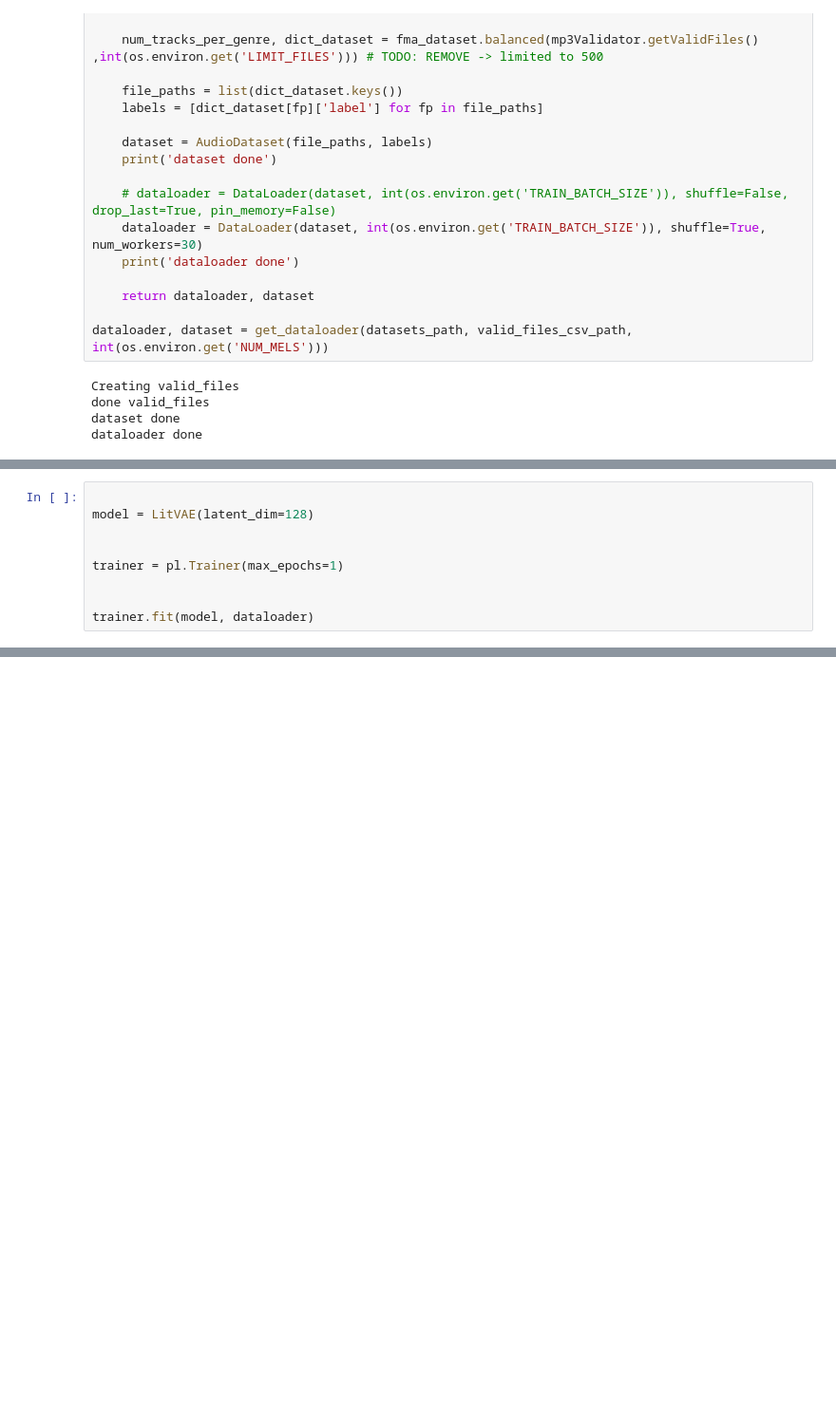
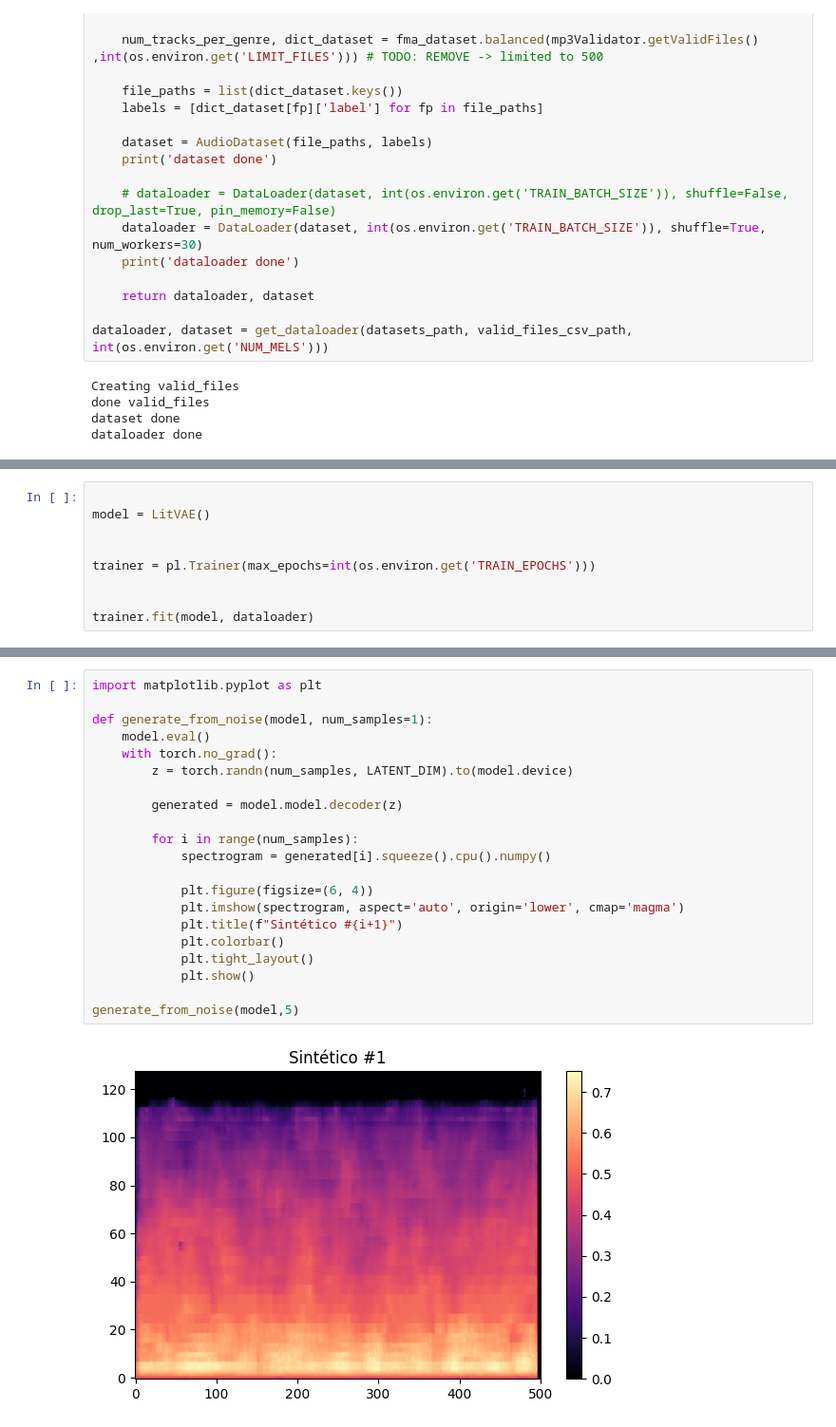
Before and after one commit to lukemaster/euterpe, a Jupyter notebook: vae_executor.train.ipynb, the cells around one changed output, grey strips where cells are left out. Shown at 95% size. Saved outputs shown, nothing was run; the diff lists cells and outputs as text; blank space fills up the shorter version.

```diff
--- a/vae_executor.train.ipynb
+++ b/vae_executor.train.ipynb
@@ -122,9 +168,9 @@ class LitVAE(pl.LightningModule):
 # %%
 
-model = LitVAE(latent_dim=128)
+model = LitVAE()
 
 
-trainer = pl.Trainer(max_epochs=1)
+trainer = pl.Trainer(max_epochs=int(os.environ.get('TRAIN_EPOCHS')))
 
 
 trainer.fit(model, dataloader)
@@ -268,0 +312,23 @@ with torch.no_grad():
+# %%
+import matplotlib.pyplot as plt
+
+def generate_from_noise(model, num_samples=1):
+    model.eval()
+    with torch.no_grad():
+        z = torch.randn(num_samples, LATENT_DIM).to(model.device)
+
+        generated = model.model.decoder(z)
+
+        for i in range(num_samples):
+            spectrogram = generated[i].squeeze().cpu().numpy()
+
+            plt.figure(figsize=(6, 4))
+            plt.imshow(spectrogram, aspect='auto', origin='lower', cmap='magma')
+            plt.title(f"Sintético #{i+1}")
+            plt.colorbar()
+            plt.tight_layout()
+            plt.show()
+
+generate_from_noise(model,5)
+# %% [output]
+[figure, added]
```
Also changed, not shown: parts of 7 cells of this notebook.
